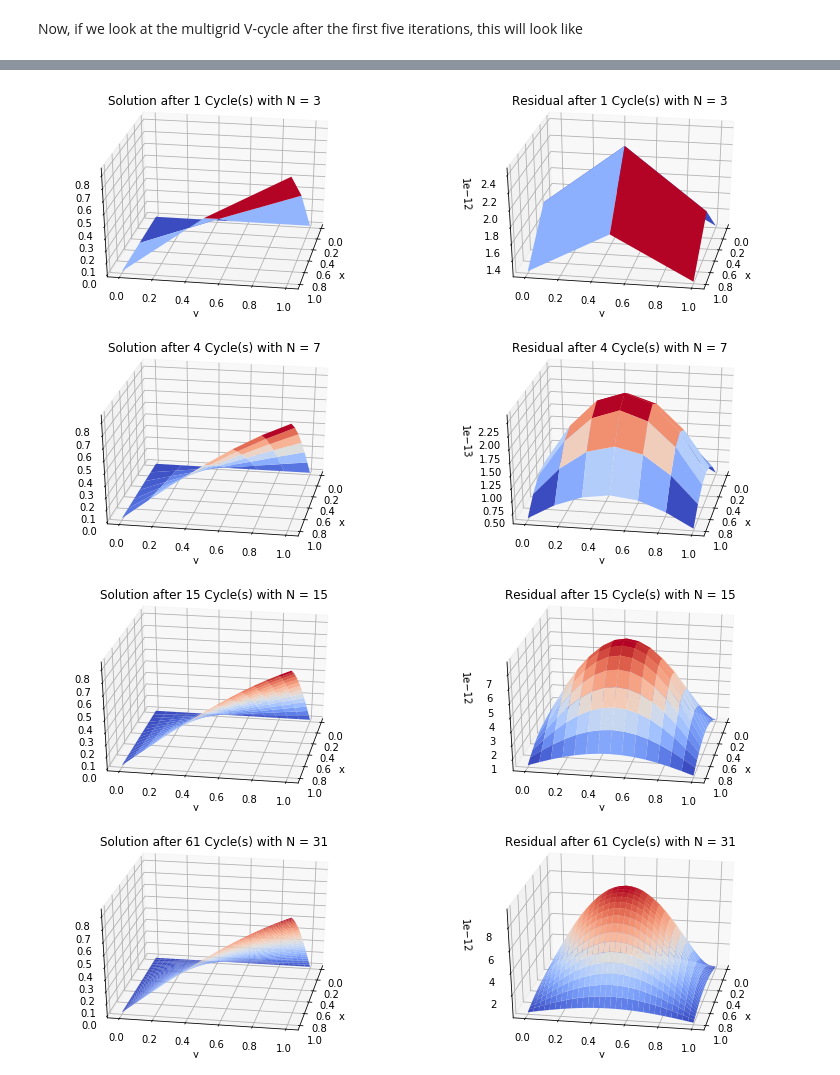
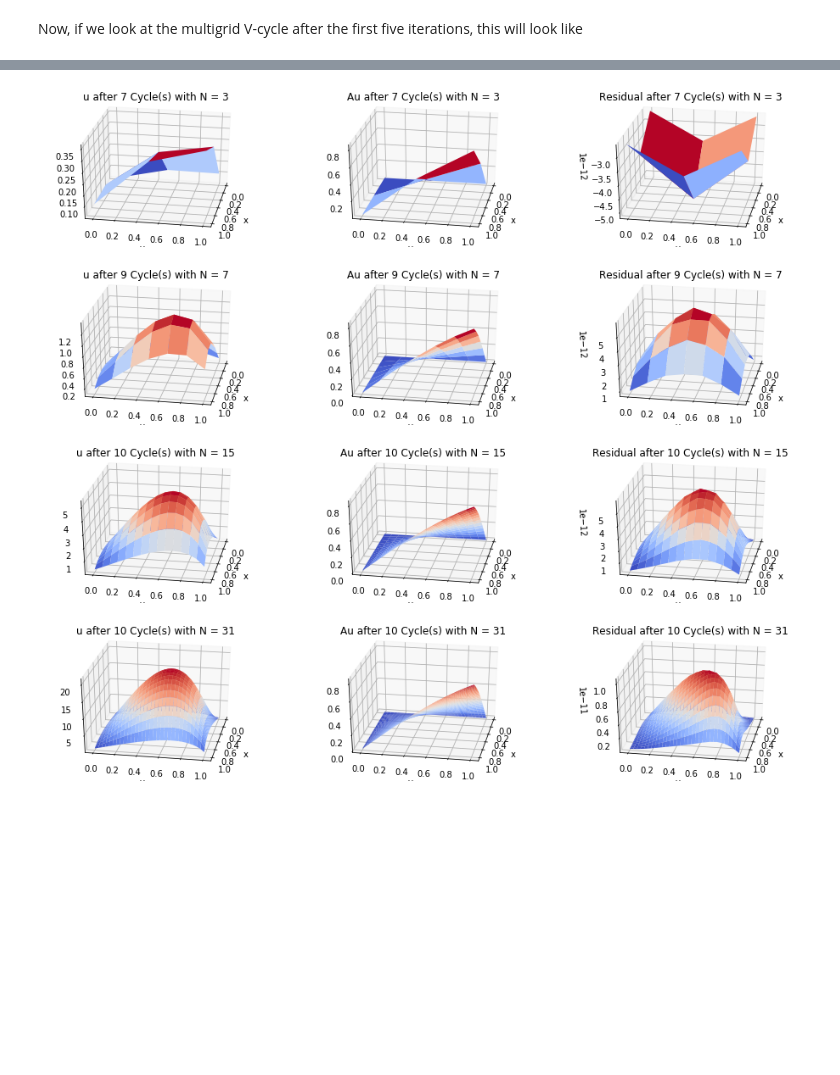
Before and after one commit to ellafj/TMA4205, a Jupyter notebook: Assignment 3/Assignment 3 - Jupyter.ipynb, the cells around one changed output, grey strips where cells are left out. Drawn from its saved outputs; the diff is of its cells as text; code cells hidden in the pictures; blank space fills up the shorter version.

```diff
--- a/Assignment 3/Assignment 3 - Jupyter.ipynb
+++ b/Assignment 3/Assignment 3 - Jupyter.ipynb
@@ -107,11 +107,16 @@ def restriction(rh):
     for i in range(H):
         rows = rh[2*i:2*i+3, :]
         row = np.zeros(h)
-        row += (rows[0] + 2*rows[1] + rows[2])/H
+        row += (rows[0] + 2*rows[1] + rows[2])#/4
         rectangle[i] += row
 
     # Transforming a (H x h)-matrix into (H x H)-matrix
     for i in range(H):
         cols = rectangle[:, 2*i:2*i+3]
-        rH[:,i] += (cols[:,0] + 2*cols[:,1] + cols[:,2])/H
+        rH[:,i] += (cols[:,0] + 2*cols[:,1] + cols[:,2])/4
     return rH
+
+np.set_printoptions(linewidth=500)
+rh = np.eye(7)
+print(rh, '\n')
+restriction(rh)
@@ -219,16 +235,23 @@ def plot(u, rhs, N, iterations):
 
     res = residual(u, rhs)
 
-    fig = plt.figure(figsize=plt.figaspect(0.3))
+    fig = plt.figure(figsize=plt.figaspect(0.2))
 
-    ax = fig.add_subplot(1, 2, 1, projection='3d')
+    ax = fig.add_subplot(1, 3, 1, projection='3d')
+    ax.plot_surface(X, Y, u, cmap=cm.coolwarm, rstride=1, cstride=1, linewidth=0)
+    ax.view_init(azim=10)
+    plt.xlabel('x')
+    plt.ylabel('y')
+    plt.title('u after %d Cycle(s) with N = %d' % (iterations, N))
+
+    ax = fig.add_subplot(1, 3, 2, projection='3d')
     ax.plot_surface(X, Y, lhs(u), cmap=cm.coolwarm, rstride=1, cstride=1, linewidth=0)
     ax.view_init(azim=10)
     plt.xlabel('x')
     plt.ylabel('y')
-    plt.title('Solution after %d Cycle(s) with N = %d' % (iterations, N))
+    plt.title('Au after %d Cycle(s) with N = %d' % (iterations, N))
 
-    ax = fig.add_subplot(1, 2, 2, projection='3d')
+    ax = fig.add_subplot(1, 3, 3, projection='3d')
     ax.plot_surface(X, Y, res, cmap=cm.coolwarm, rstride=1, cstride=1, linewidth=0)
     ax.view_init(azim=10)
     plt.xlabel('x')
@@ -285,35 +308,35 @@ task1a(5, 50, 50, 10E-12, 5)
 # %%
 def task1b(nu1, nu2, tol, max_iter):
     f = lambda x,y: np.sin(x*y)
     L = [2, 3, 4, 5, 6, 7, 8]
 
     for l in L:
         N = 2**l-1
         x = np.linspace(0,1,N)
         y = np.linspace(0,1,N)
         rhs = np.zeros((N,N))
         u = np.random.rand(N,N)
 
         for i in range(N):
             for j in range(N):
                 rhs[i,j] = f(x[i],y[j])
 
         r0 = np.linalg.norm(residual(u, rhs), 2)
         r = r0
         iterations = 0
 
         while r/r0 > tol and max_iter > iterations:
             u = mgv(u, rhs, nu1, nu2, 0, l-1)
             r = np.linalg.norm(residual(u, rhs), 2)
             iterations += 1
 
         plot(u, rhs, N, iterations)
 
         plt.show()
 
-task1b(50,50,10E-12,200)
+task1b(5,5,10E-12,200)
 # %% [output]
-[figure, old version]
+[figure, new version]
-[figure, old version]
+[figure, new version]
-[figure, old version]
+[figure, new version]
-[figure, old version]
+[figure, new version]
```
Also changed, not shown: parts of 5 cells of this notebook, 3 other files.
